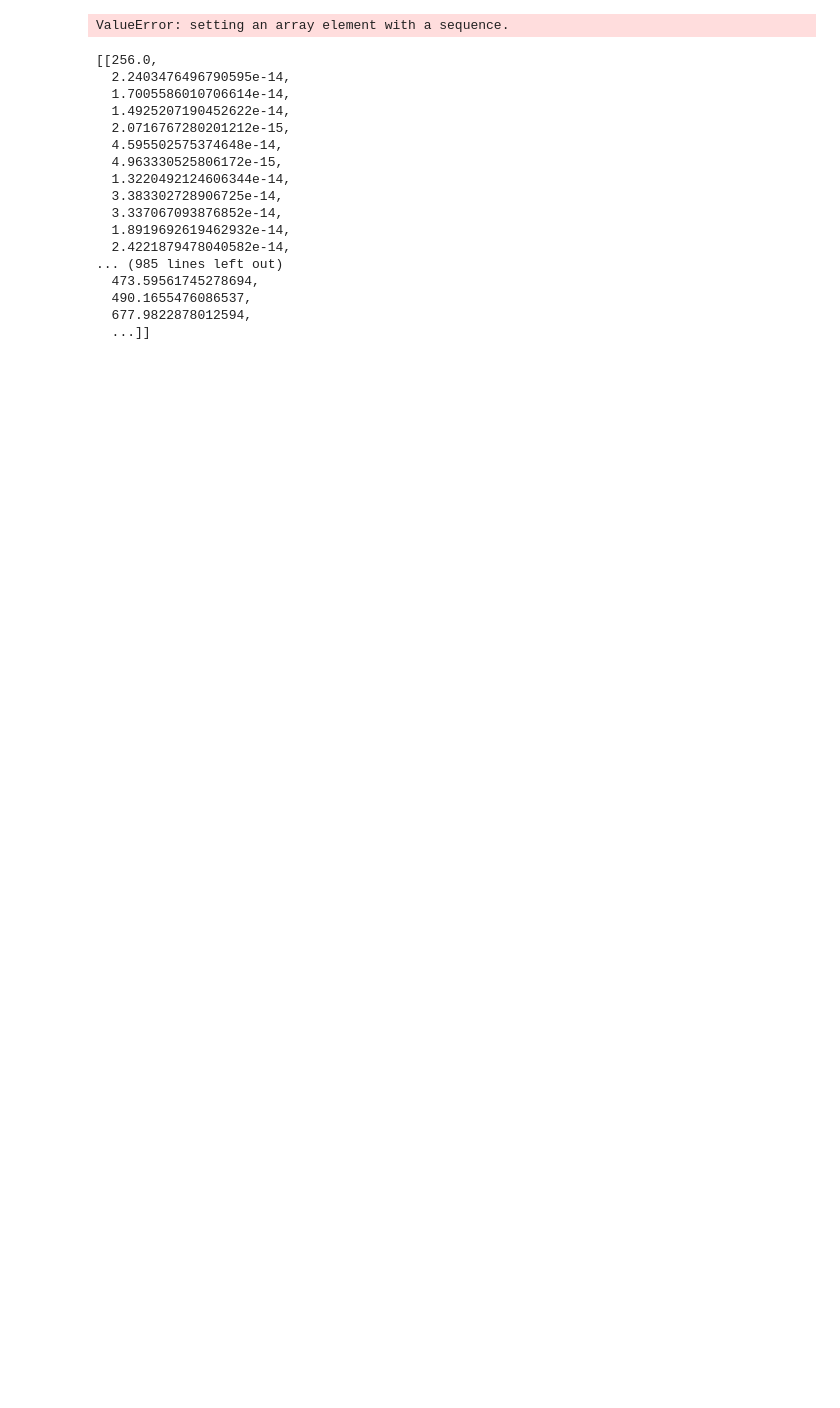
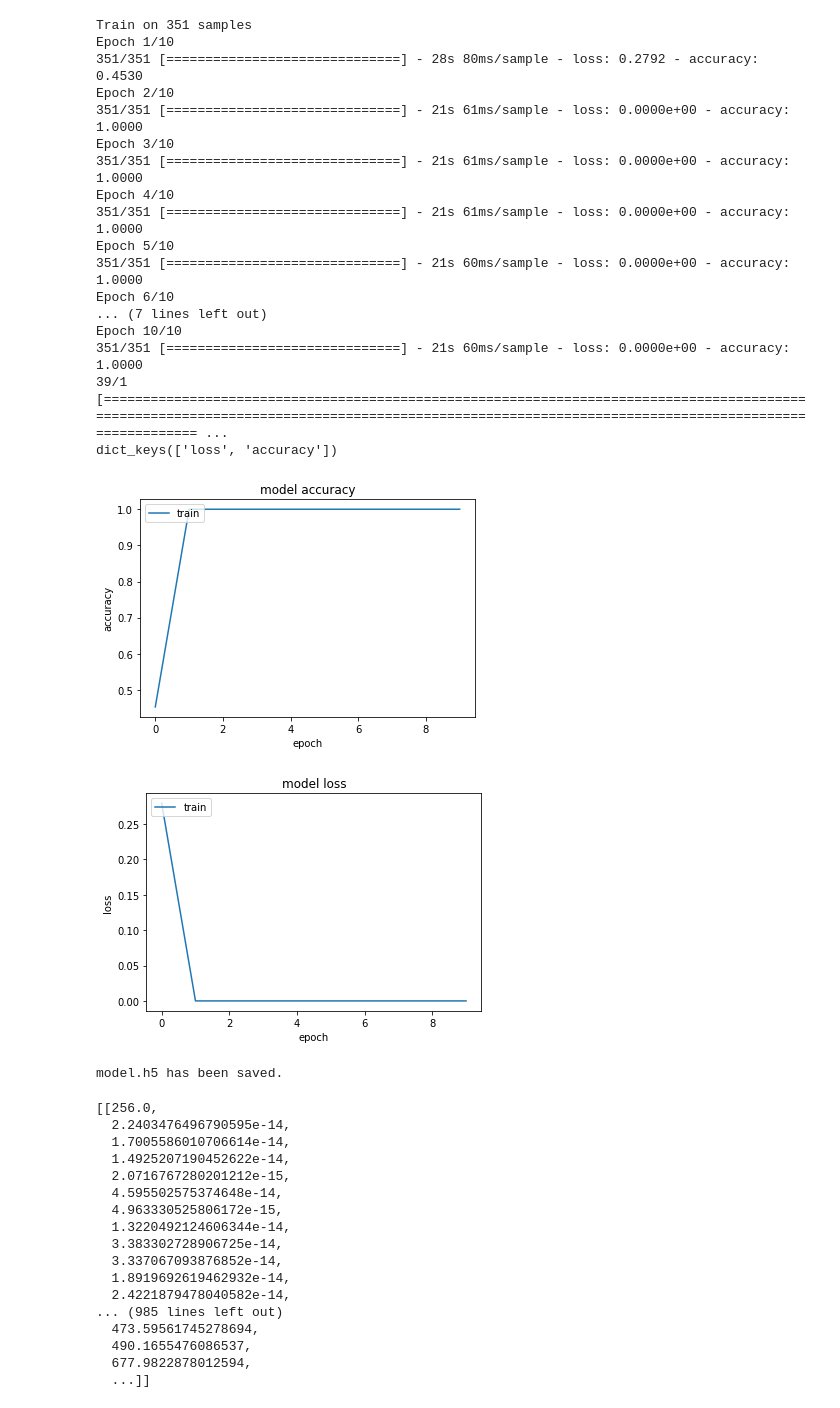
Before and after one commit to zjubirdfly/pangolin, a Jupyter notebook: ml_infra.ipynb, the cells around one changed output. Drawn from its saved outputs; the diff is of its cells as text; code cells hidden in the pictures; blank space fills up the shorter version.

```diff
--- a/ml_infra.ipynb
+++ b/ml_infra.ipynb
@@ -171,11 +187,29 @@ dict_keys(['loss', 'accuracy'])
 model.h5 has been saved.
 # %%
-x = np.asarray(x, dtype=float)
-x_train, x_test, y_train, y_test = train_test_split( x, y, test_size=0.2, random_state=42)
+x_train, x_test, y_train, y_test = train_test_split( x, y, test_size=0.1)
 
 run_model(x_train, y_train, x_test, y_test)
 # %% [output]
-ValueError: setting an array element with a sequence.
+Train on 351 samples
+Epoch 1/10
+351/351 [==============================] - 28s 80ms/sample - loss: 0.2792 - accuracy: 0.4530
+Epoch 2/10
+351/351 [==============================] - 21s 61ms/sample - loss: 0.0000e+00 - accuracy: 1.0000
+Epoch 3/10
+351/351 [==============================] - 21s 61ms/sample - loss: 0.0000e+00 - accuracy: 1.0000
+Epoch 4/10
+351/351 [==============================] - 21s 61ms/sample - loss: 0.0000e+00 - accuracy: 1.0000
+Epoch 5/10
+351/351 [==============================] - 21s 60ms/sample - loss: 0.0000e+00 - accuracy: 1.0000
+Epoch 6/10
+... (7 lines left out)
+Epoch 10/10
+351/351 [==============================] - 21s 60ms/sample - loss: 0.0000e+00 - accuracy: 1.0000
+39/1 [================================================================================================================================================================================================== ...
+dict_keys(['loss', 'accuracy'])
+[figure, added]
+[figure, added]
+model.h5 has been saved.
 # %%
 pd.DataFrame(x[0]).T.values.tolist()
 # %% [output]
```
Also changed, not shown: parts of 4 cells of this notebook, 1 other file.
